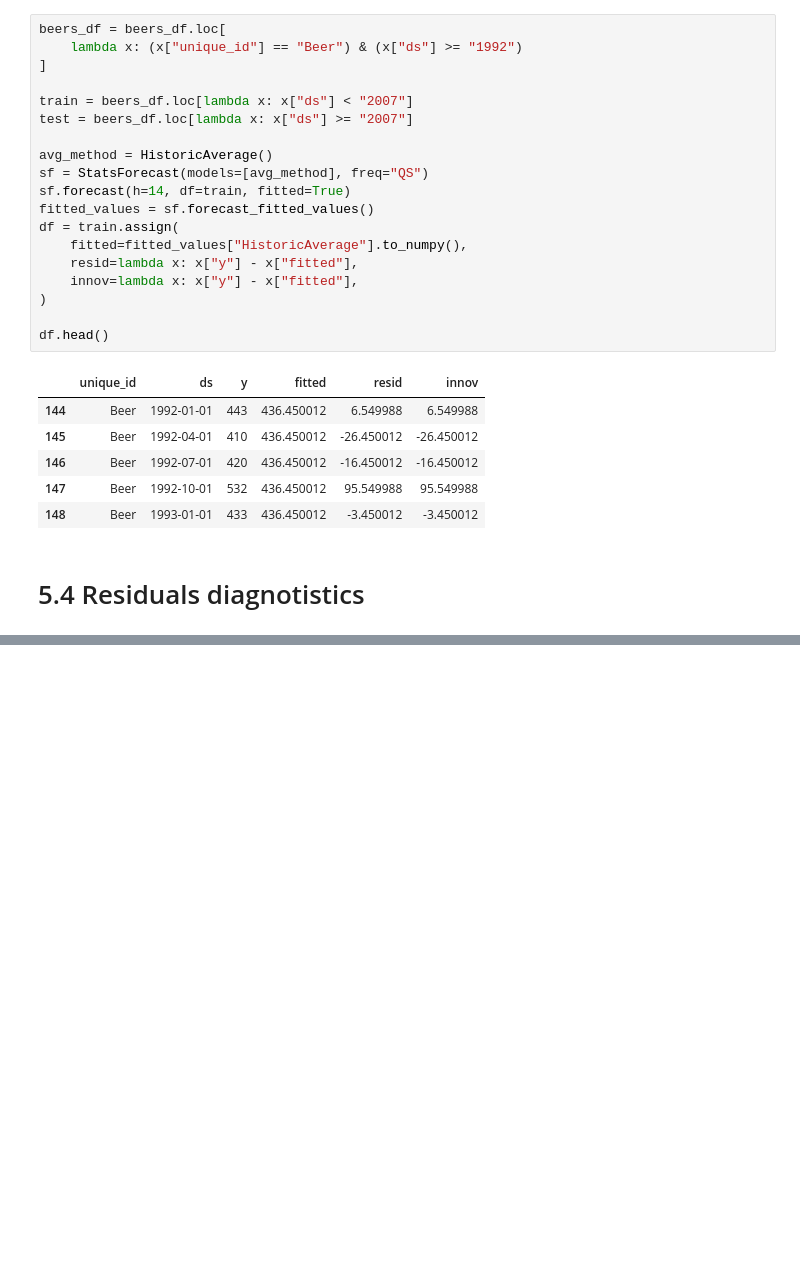
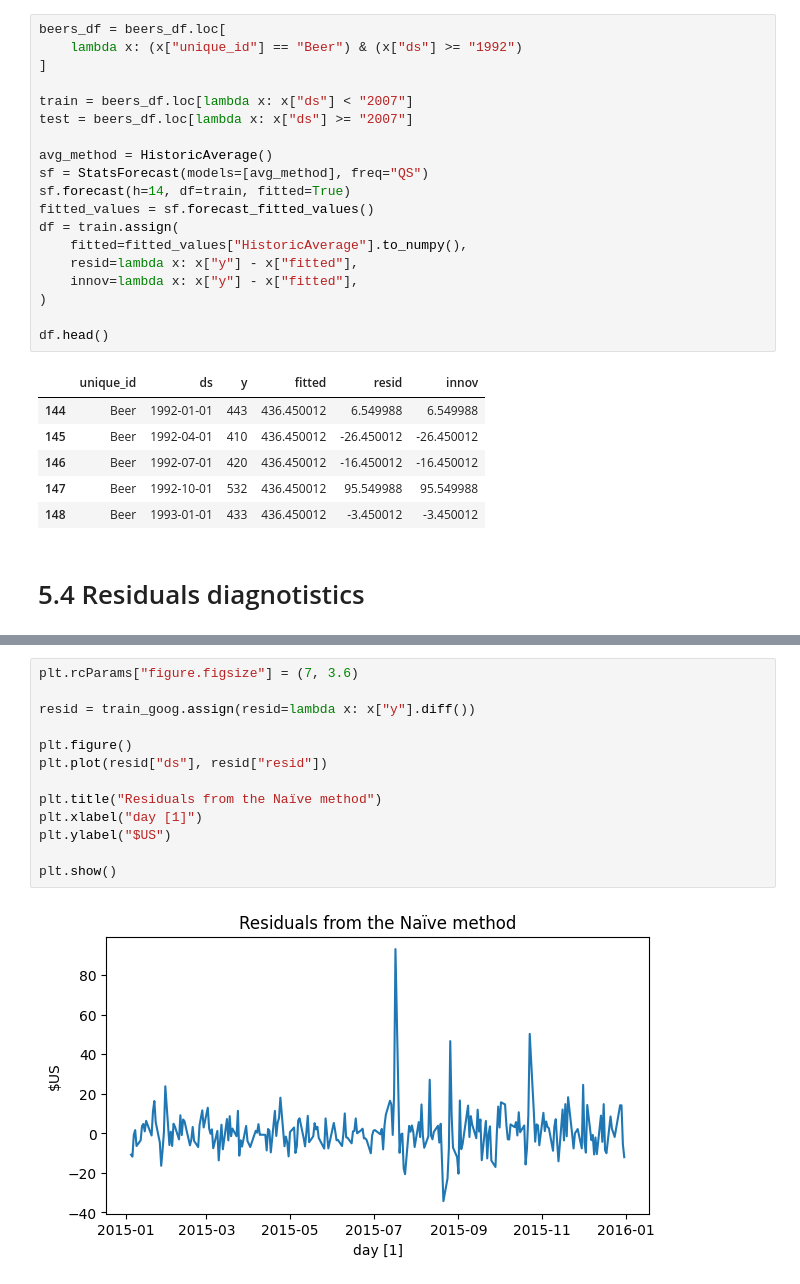
Before and after one commit to omeraytug/fpp3, a Jupyter notebook: code_alongs/05_forecasters_toolbox.ipynb, the cells around one changed output, grey strips where cells are left out. Saved outputs shown, nothing was run; the diff lists cells and outputs as text; blank space fills up the shorter version.

```diff
--- a/code_alongs/05_forecasters_toolbox.ipynb
+++ b/code_alongs/05_forecasters_toolbox.ipynb
@@ -398,0 +412,15 @@ df.head()
+# %%
+plt.rcParams["figure.figsize"] = (7, 3.6)
+
+resid = train_goog.assign(resid=lambda x: x["y"].diff())
+
+plt.figure()
+plt.plot(resid["ds"], resid["resid"])
+
+plt.title("Residuals from the Naïve method")
+plt.xlabel("day [1]")
+plt.ylabel("$US")
+
+plt.show()
+# %% [output]
+[figure, added]
```
Also changed, not shown: parts of 31 cells of this notebook, 1 other file.
